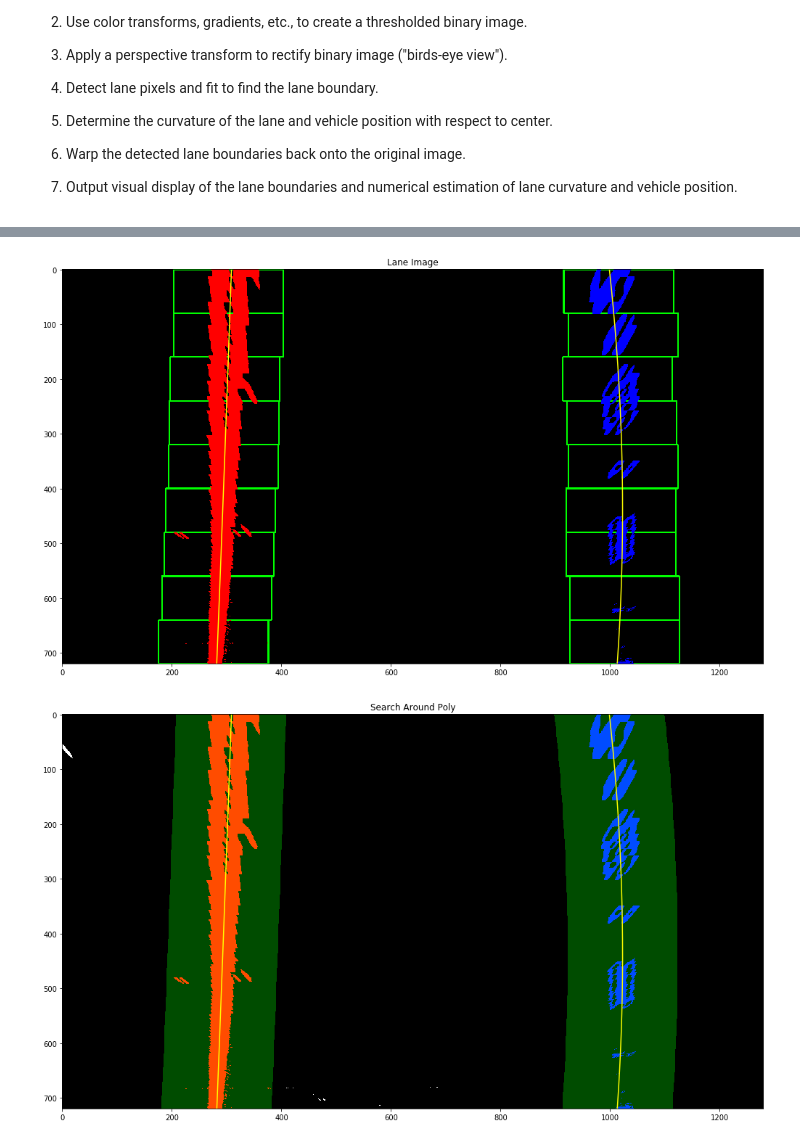
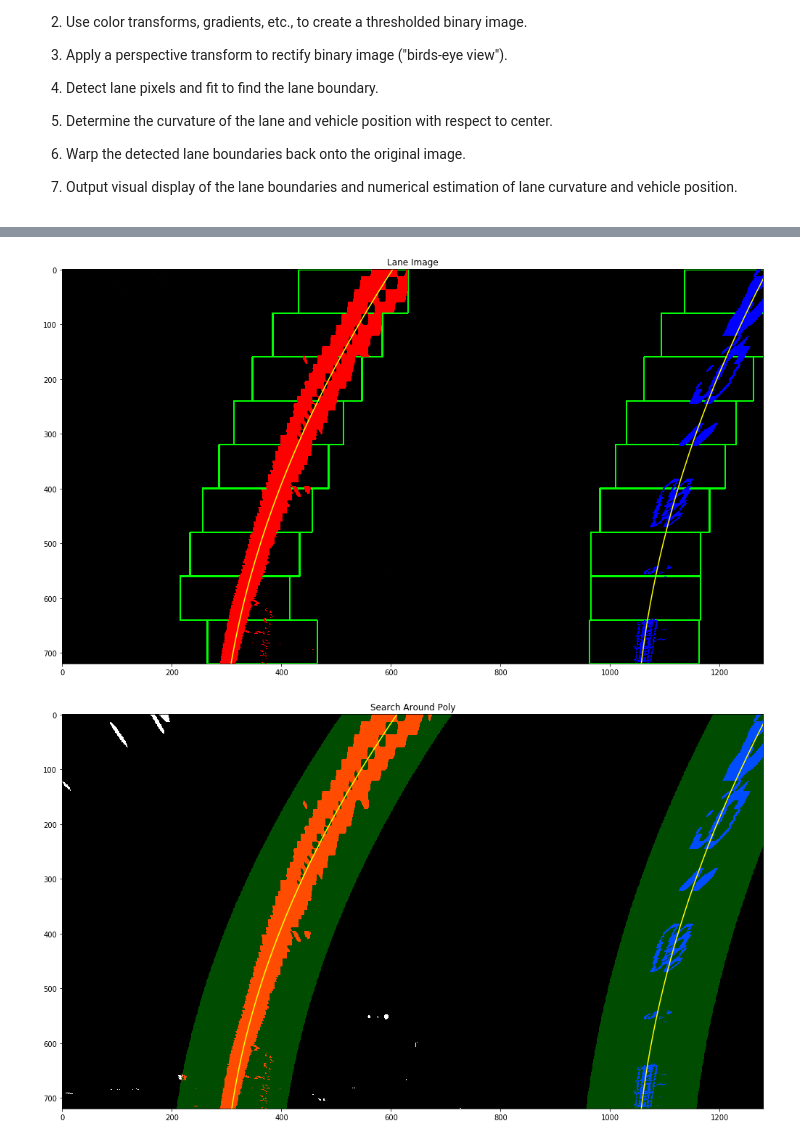
Before and after one commit to arunchavan89/CarND-Advanced-Lane-Lines, a Jupyter notebook: advanced_lane_detection.ipynb, the cells around one changed output, grey strips where cells are left out. Saved outputs shown, nothing was run; the diff lists cells and outputs as text; code cells hidden in the pictures.

Commit message:
Bug removed. Error in displaying a wrong image in main function.

```diff
--- a/advanced_lane_detection.ipynb
+++ b/advanced_lane_detection.ipynb
@@ -609,7 +609,7 @@ plot_output("Final Output", final_result)
 if (__name__== '__main__' ):
 
     # Undistort Test Images
-    image = plt_img.imread("test_images/straight_lines1.jpg")
+    image = plt_img.imread("test_images/test3.jpg")
     undistorted_image = undistort_images(image, mtx, dist)
 
     # Binary image creation
@@ -633,6 +633,6 @@ if (__name__== '__main__' ):
     plot_output("Search Around Poly", result)
 
     # Display output on the input image
-    visual_display(binary_warped, left_fit, right_fit, undistorted_image, src, dst)
+    final_result = visual_display(binary_warped, left_fit, right_fit, undistorted_image, src, dst)
     plot_output("Final Output", final_result)
 # %% [output]
@@ -640,2 +640,2 @@ if (__name__== '__main__' ):
-[figure, old version]
+[figure, new version]
-[figure, old version]
+[figure, new version]
```
Also changed, not shown: parts of 1 cell of this notebook.
